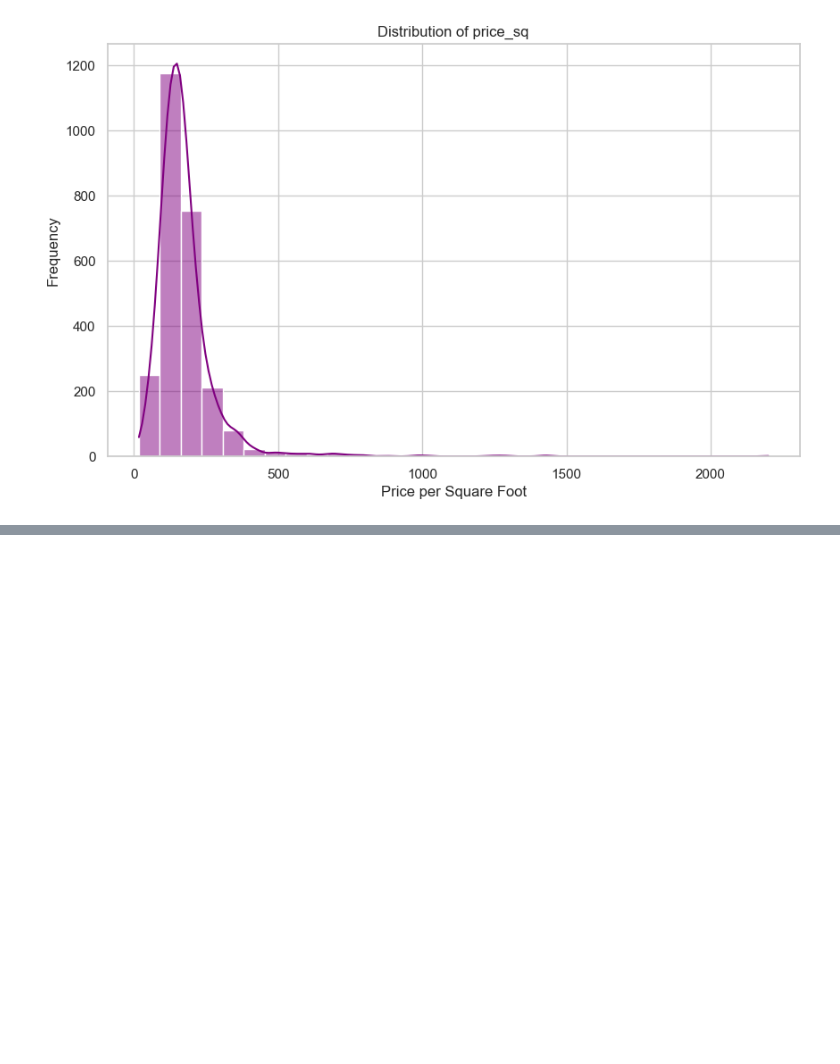
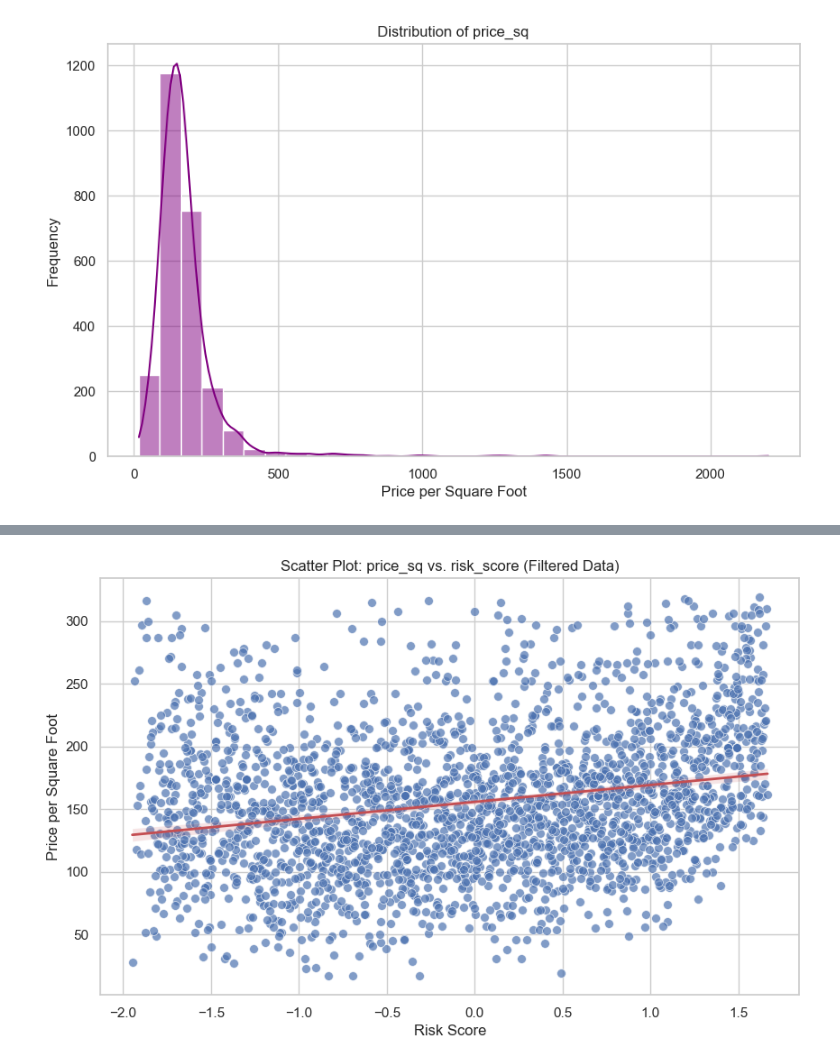
Before and after one commit to jahnavi-maddhuri/Climate-Risk-Impact-on-House-Prices, a Jupyter notebook: model_zx.ipynb, the cells around one changed output, grey strips where cells are left out. Saved outputs shown, nothing was run; the diff lists cells and outputs as text; code cells hidden in the pictures; blank space fills up the shorter version.

```diff
--- a/model_zx.ipynb
+++ b/model_zx.ipynb
@@ -83,0 +244,16 @@ plt.show()
+# %%
+risk_features_with_pca = ["pca_risk_score", "risk_score"]
+
+correlation_matrix_pca = eda_df[risk_features_with_pca].corr()
+print("Correlation Matrix:")
+print(correlation_matrix_pca)
+
+X_pca = sm.add_constant(eda_df[risk_features_with_pca])
+vif_data_pca = pd.DataFrame()
+vif_data_pca["Feature"] = X_pca.columns
+vif_data_pca["VIF"] = [
+    variance_inflation_factor(X_pca.values, i) for i in range(X_pca.shape[1])
+]
+
+print("\nVariance Inflation Factor (VIF):")
+print(vif_data_pca)
@@ -83,0 +331,79 @@ plt.show()
+# %%
+# Handle missing values: Fill missing values with the mean, numeric_only ensures only numeric columns are considered
+eda_df.fillna(eda_df.mean(numeric_only=True), inplace=True)
+
+# Feature creation: Create new features, e.g., income per capita
+eda_df["income_per_capita"] = eda_df["income"] / eda_df["pop_density"]
+
+# Feature selection: Select relevant features
+features = [
+    "risk_score",
+    "income",
+    "white_pct",
+    "black_pct",
+    "asian_pct",
+    "hispanic_pct",
+    "ed_pct",
+    "tax_paid_2022",
+    "tax_trend",
+    "unemp_rate",
+    "pop_density",
+    "income_per_capita",
+]
+
+# Data standardization: Standardize numerical features
+from sklearn.preprocessing import StandardScaler
+
+scaler = StandardScaler()
+eda_df[features] = scaler.fit_transform(eda_df[features])
+
+# Detect outliers in price_sq
+Q1 = eda_df["price_sq"].quantile(0.25)
+Q3 = eda_df["price_sq"].quantile(0.75)
+IQR = Q3 - Q1
+lower_bound = Q1 - 1.5 * IQR
+upper_bound = Q3 + 1.5 * IQR
+
+# Filter out outliers
+filtered_df = eda_df[
+    (eda_df["price_sq"] >= lower_bound) & (eda_df["price_sq"] <= upper_bound)
+]
+
+# Perform OLS regression on the filtered dataset
+X_filtered = filtered_df[features]
+y_filtered = filtered_df["price_sq"]
+
+# Add a constant (intercept)
+X_filtered = sm.add_constant(X_filtered)
+
+# Fit the OLS regression model
+model_filtered = sm.OLS(y_filtered, X_filtered).fit()
+
+# Output the regression results
+print(model_filtered.summary())
+
+# Scatter plot with regression line
+plt.figure(figsize=(10, 6))
+sns.set_theme(style="whitegrid")
+
+# Scatter plot
+sns.scatterplot(
+    x="risk_score", y="price_sq", data=filtered_df, alpha=0.7, color="b", s=50
+)
+
+# Regression line
+sns.regplot(
+    x="risk_score",
+    y="price_sq",
+    data=filtered_df,
+    scatter=False,
+    color="r",
+    line_kws={"linewidth": 2},
+)
+
+# Annotate plot
+plt.title("Scatter Plot: price_sq vs. risk_score (Filtered Data)")
+plt.xlabel("Risk Score")
+plt.ylabel("Price per Square Foot")
+plt.show()
+# %% [output]
@@ -83,0 +427 @@ plt.show()
+[figure, added]
```
Also changed, not shown: parts of 20 cells of this notebook.
